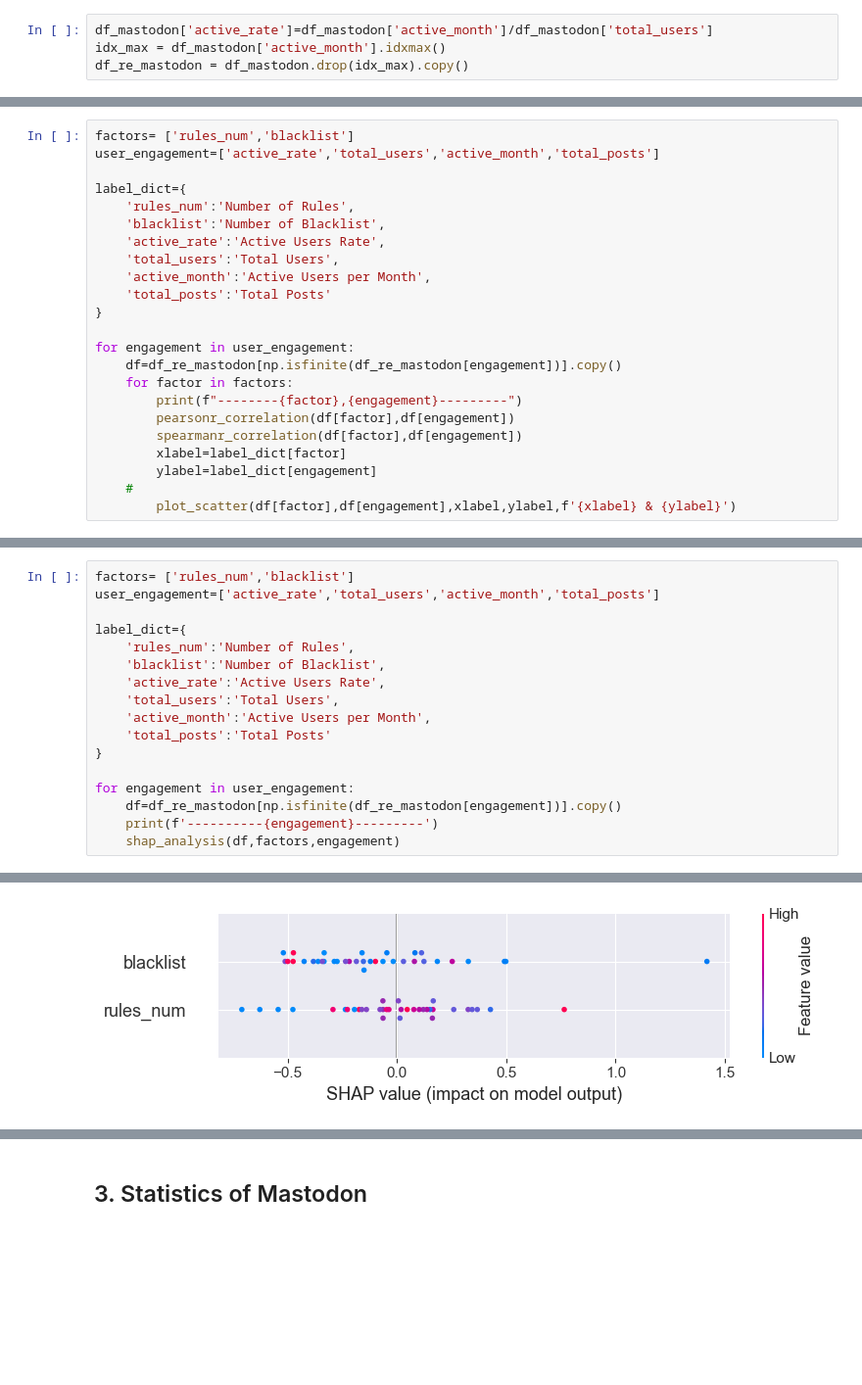
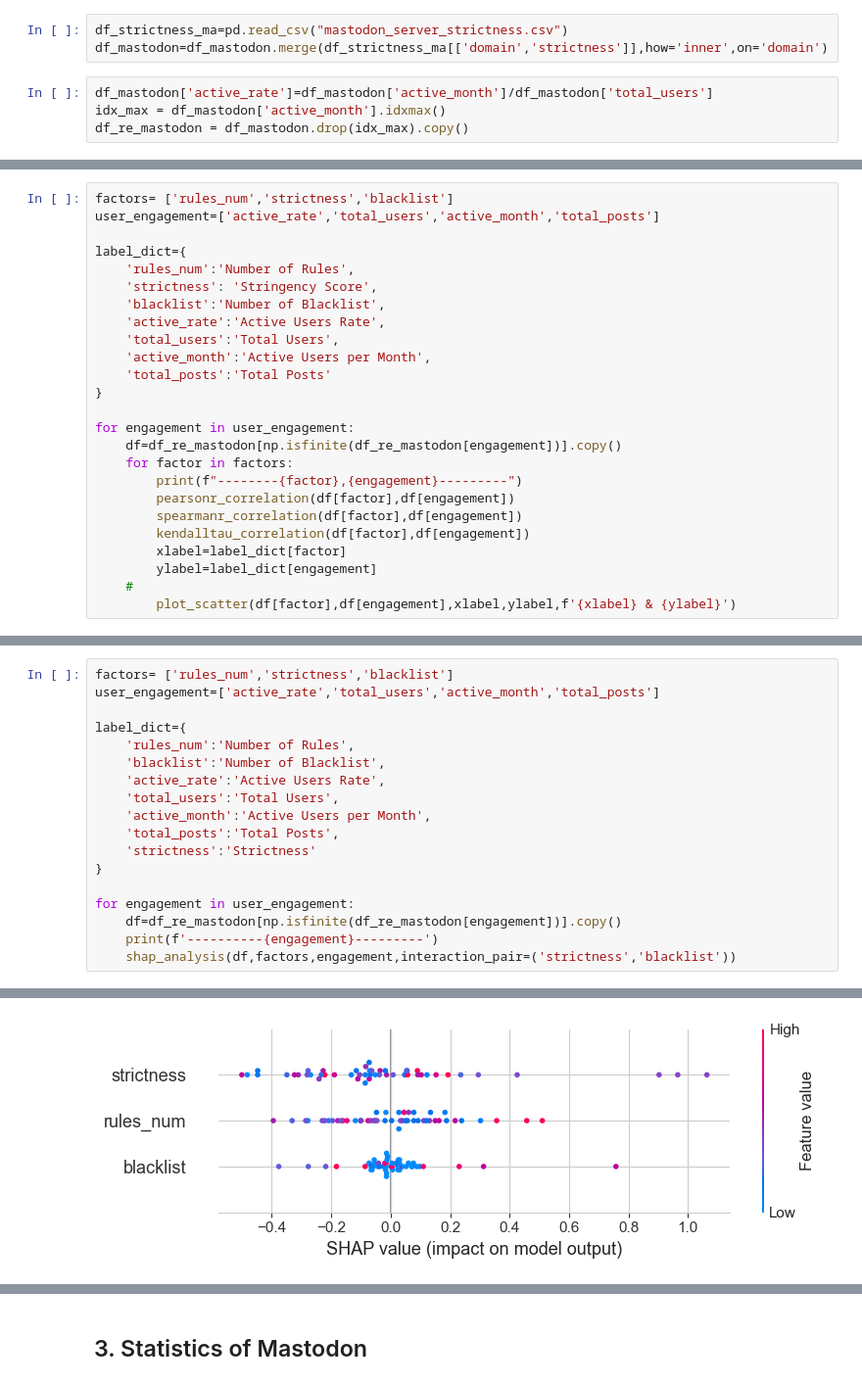
Before and after one commit to fht-epfl/socialmedia_project, a Jupyter notebook: analysis/statistic_analysis.ipynb, the cells around one changed output, grey strips where cells are left out. Shown at 98% size. Saved outputs shown, nothing was run; the diff lists cells and outputs as text; blank space fills up the shorter version.

Commit message:
statistic analysis

```diff
--- a/analysis/statistic_analysis.ipynb
+++ b/analysis/statistic_analysis.ipynb
@@ -65,5 +64,8 @@ plot_distribution(df_mastodon['blacklist'],'Number of Blacklist','Frequency','Di
 # %% [markdown]
 ### 2.2 Correlation Analysis
+# %%
+df_strictness_ma=pd.read_csv("mastodon_server_strictness.csv")
+df_mastodon=df_mastodon.merge(df_strictness_ma[['domain','strictness']],how='inner',on='domain')
 # %%
 df_mastodon['active_rate']=df_mastodon['active_month']/df_mastodon['total_users']
 idx_max = df_mastodon['active_month'].idxmax()
@@ -71,9 +77,10 @@ df_re_mastodon = df_mastodon.drop(idx_max).copy()
 # %%
-factors= ['rules_num','blacklist']
+factors= ['rules_num','strictness','blacklist']
 user_engagement=['active_rate','total_users','active_month','total_posts']
 
 label_dict={
     'rules_num':'Number of Rules',
+    'strictness': 'Stringency Score',
     'blacklist':'Number of Blacklist',
     'active_rate':'Active Users Rate',
     'total_users':'Total Users',
@@ -87,6 +94,7 @@ for engagement in user_engagement:
         print(f"--------{factor},{engagement}---------")
         pearsonr_correlation(df[factor],df[engagement])
         spearmanr_correlation(df[factor],df[engagement])
+        kendalltau_correlation(df[factor],df[engagement])
         xlabel=label_dict[factor]
         ylabel=label_dict[engagement]
     #
@@ -137,23 +157,24 @@ P-value: 0.07588919891023445
 # %%
-factors= ['rules_num','blacklist']
+factors= ['rules_num','strictness','blacklist']
 user_engagement=['active_rate','total_users','active_month','total_posts']
 
 label_dict={
     'rules_num':'Number of Rules',
     'blacklist':'Number of Blacklist',
     'active_rate':'Active Users Rate',
     'total_users':'Total Users',
     'active_month':'Active Users per Month',
-    'total_posts':'Total Posts'
+    'total_posts':'Total Posts',
+    'strictness':'Strictness'
 }
 
 for engagement in user_engagement:
     df=df_re_mastodon[np.isfinite(df_re_mastodon[engagement])].copy()
     print(f'----------{engagement}---------')
-    shap_analysis(df,factors,engagement)
+    shap_analysis(df,factors,engagement,interaction_pair=('strictness','blacklist'))
 # %% [output]
 ----------active_rate---------
 🔍 SHAP Summary Plot (feature importance):
-[figure, old version]
+[figure, new version]
 🔍 SHAP Interaction Summary Plot:
 <Figure size 640x480 with 0 Axes>
```
Also changed, not shown: parts of 42 cells of this notebook, 2 other files.
